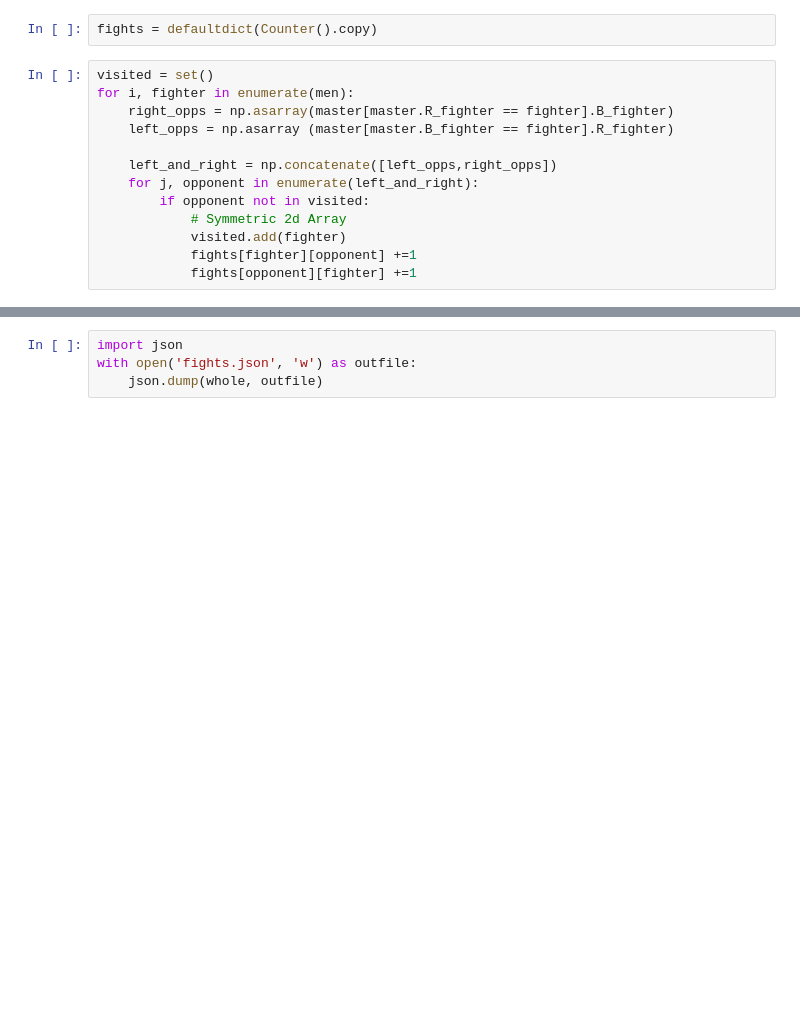
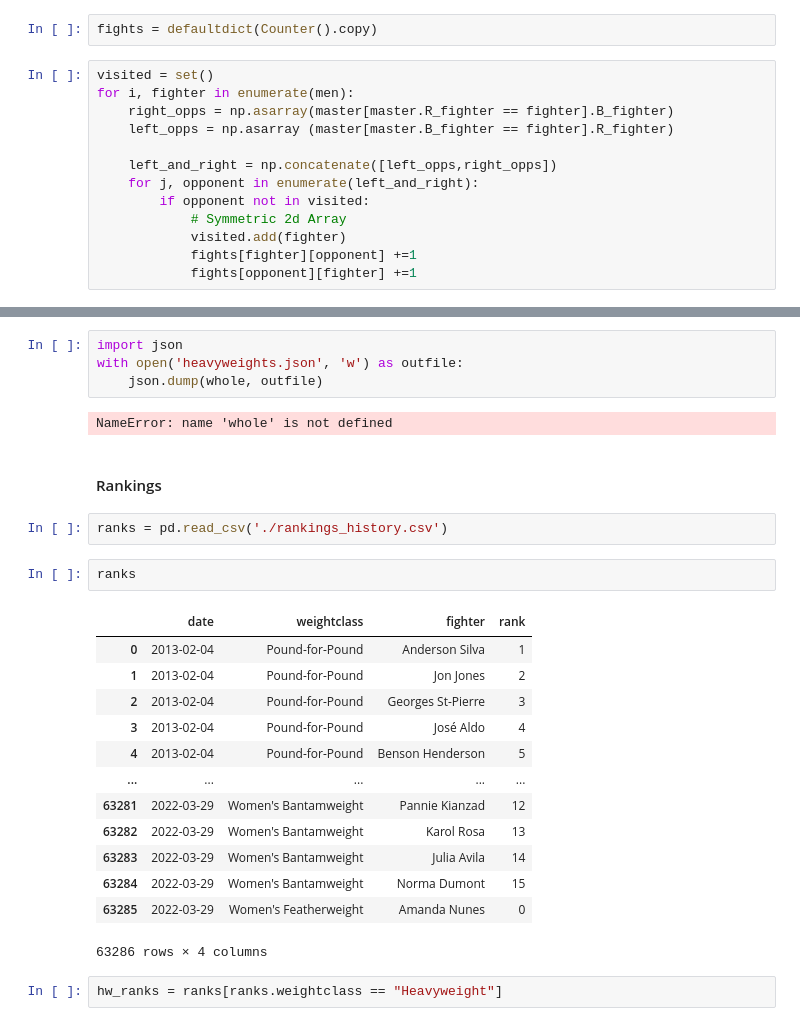
Before and after one commit to kkahadze/ufc-stats, a Jupyter notebook: data/cleaning.ipynb, the cells around one changed output, grey strips where cells are left out. Saved outputs shown, nothing was run; the diff lists cells and outputs as text; blank space fills up the shorter version.

```diff
--- a/data/cleaning.ipynb
+++ b/data/cleaning.ipynb
@@ -156,4 +123,28 @@ whole
 # %%
 import json
-with open('fights.json', 'w') as outfile:
+with open('heavyweights.json', 'w') as outfile:
     json.dump(whole, outfile)
+# %% [output]
+NameError: name 'whole' is not defined
+# %% [markdown]
+#### Rankings
+# %%
+ranks = pd.read_csv('./rankings_history.csv')
+# %%
+ranks
+# %% [output]
+|  | date | weightclass | fighter | rank |
+| 0 | 2013-02-04 | Pound-for-Pound | Anderson Silva | 1 |
+| 1 | 2013-02-04 | Pound-for-Pound | Jon Jones | 2 |
+| 2 | 2013-02-04 | Pound-for-Pound | Georges St-Pierre | 3 |
+| 3 | 2013-02-04 | Pound-for-Pound | José Aldo | 4 |
+| 4 | 2013-02-04 | Pound-for-Pound | Benson Henderson | 5 |
+| ... | ... | ... | ... | ... |
+| 63281 | 2022-03-29 | Women's Bantamweight | Pannie Kianzad | 12 |
+| 63282 | 2022-03-29 | Women's Bantamweight | Karol Rosa | 13 |
+| 63283 | 2022-03-29 | Women's Bantamweight | Julia Avila | 14 |
+| 63284 | 2022-03-29 | Women's Bantamweight | Norma Dumont | 15 |
+| 63285 | 2022-03-29 | Women's Featherweight | Amanda Nunes | 0 |
+63286 rows × 4 columns
+# %%
+hw_ranks = ranks[ranks.weightclass == "Heavyweight"]
```
Also changed, not shown: parts of 28 cells of this notebook, 13 other files.
